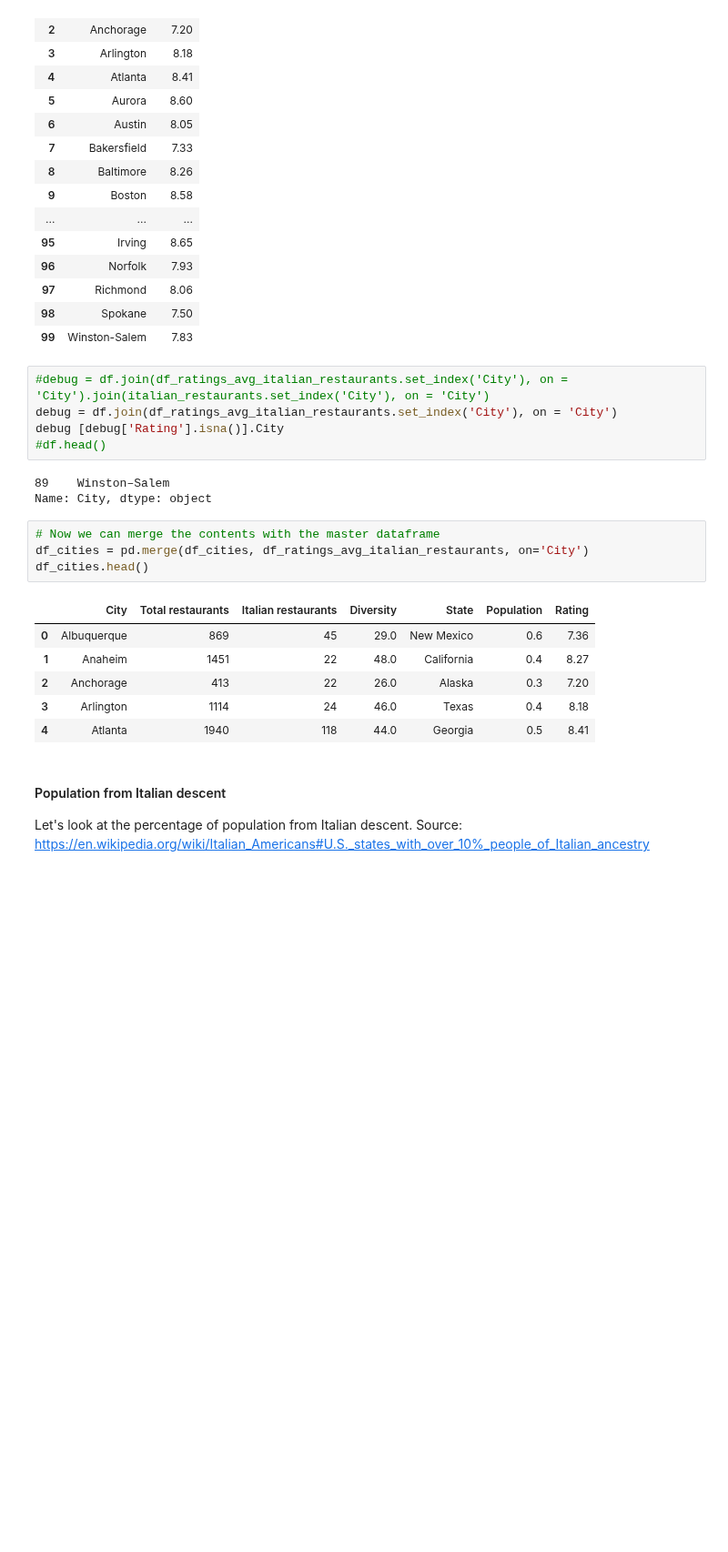
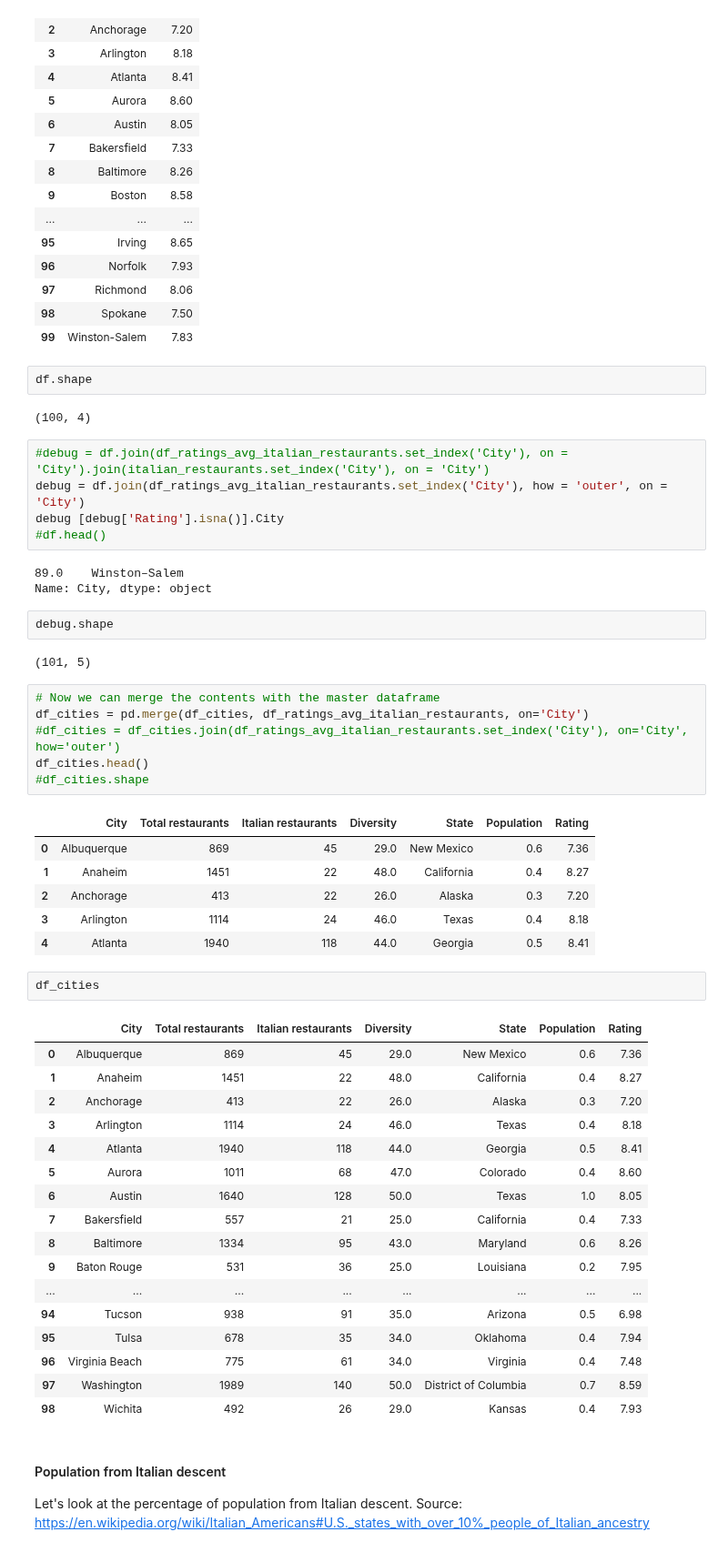
Before and after one commit to idejuan/data_science, a Jupyter notebook: Final_Project_DSPC_w02.ipynb, the cells around one changed output. Shown at 91% size. Cells and saved outputs as stored; diff of their text form; blank space fills up the shorter version.

Commit message:
added comments, pending to fix merge problem of Winston-Salem

```diff
--- a/Final_Project_DSPC_w02.ipynb
+++ b/Final_Project_DSPC_w02.ipynb
@@ -525,18 +510,28 @@ df_ratings_avg_italian_restaurants
 | 97 | Richmond | 8.06 |
 | 98 | Spokane | 7.50 |
 | 99 | Winston-Salem | 7.83 |
+# %%
+df.shape
+# %% [output]
+(100, 4)
 # %%
 #debug = df.join(df_ratings_avg_italian_restaurants.set_index('City'), on = 'City').join(italian_restaurants.set_index('City'), on = 'City')
-debug = df.join(df_ratings_avg_italian_restaurants.set_index('City'), on = 'City')
+debug = df.join(df_ratings_avg_italian_restaurants.set_index('City'), how = 'outer', on = 'City')
 debug [debug['Rating'].isna()].City
 #df.head()
 # %% [output]
-89    Winston–Salem
+89.0    Winston–Salem
 Name: City, dtype: object
+# %%
+debug.shape
+# %% [output]
+(101, 5)
 # %%
 # Now we can merge the contents with the master dataframe
 df_cities = pd.merge(df_cities, df_ratings_avg_italian_restaurants, on='City')
+#df_cities = df_cities.join(df_ratings_avg_italian_restaurants.set_index('City'), on='City', how='outer')
 df_cities.head()
+#df_cities.shape
 # %% [output]
 |  | City | Total restaurants | Italian restaurants | Diversity | State | Population | Rating |
 | 0 | Albuquerque | 869 | 45 | 29.0 | New Mexico | 0.6 | 7.36 |
@@ -544,6 +539,26 @@ df_cities.head()
 | 2 | Anchorage | 413 | 22 | 26.0 | Alaska | 0.3 | 7.20 |
 | 3 | Arlington | 1114 | 24 | 46.0 | Texas | 0.4 | 8.18 |
 | 4 | Atlanta | 1940 | 118 | 44.0 | Georgia | 0.5 | 8.41 |
+# %%
+df_cities
+# %% [output]
+|  | City | Total restaurants | Italian restaurants | Diversity | State | Population | Rating |
+| 0 | Albuquerque | 869 | 45 | 29.0 | New Mexico | 0.6 | 7.36 |
+| 1 | Anaheim | 1451 | 22 | 48.0 | California | 0.4 | 8.27 |
+| 2 | Anchorage | 413 | 22 | 26.0 | Alaska | 0.3 | 7.20 |
+| 3 | Arlington | 1114 | 24 | 46.0 | Texas | 0.4 | 8.18 |
+| 4 | Atlanta | 1940 | 118 | 44.0 | Georgia | 0.5 | 8.41 |
+| 5 | Aurora | 1011 | 68 | 47.0 | Colorado | 0.4 | 8.60 |
+| 6 | Austin | 1640 | 128 | 50.0 | Texas | 1.0 | 8.05 |
+| 7 | Bakersfield | 557 | 21 | 25.0 | California | 0.4 | 7.33 |
+| 8 | Baltimore | 1334 | 95 | 43.0 | Maryland | 0.6 | 8.26 |
+| 9 | Baton Rouge | 531 | 36 | 25.0 | Louisiana | 0.2 | 7.95 |
+| ... | ... | ... | ... | ... | ... | ... | ... |
+| 94 | Tucson | 938 | 91 | 35.0 | Arizona | 0.5 | 6.98 |
+| 95 | Tulsa | 678 | 35 | 34.0 | Oklahoma | 0.4 | 7.94 |
+| 96 | Virginia Beach | 775 | 61 | 34.0 | Virginia | 0.4 | 7.48 |
+| 97 | Washington | 1989 | 140 | 50.0 | District of Columbia | 0.7 | 8.59 |
+| 98 | Wichita | 492 | 26 | 29.0 | Kansas | 0.4 | 7.93 |
 # %% [markdown]
 #### Population from Italian descent
 
```
Also changed, not shown: parts of 13 cells of this notebook.
